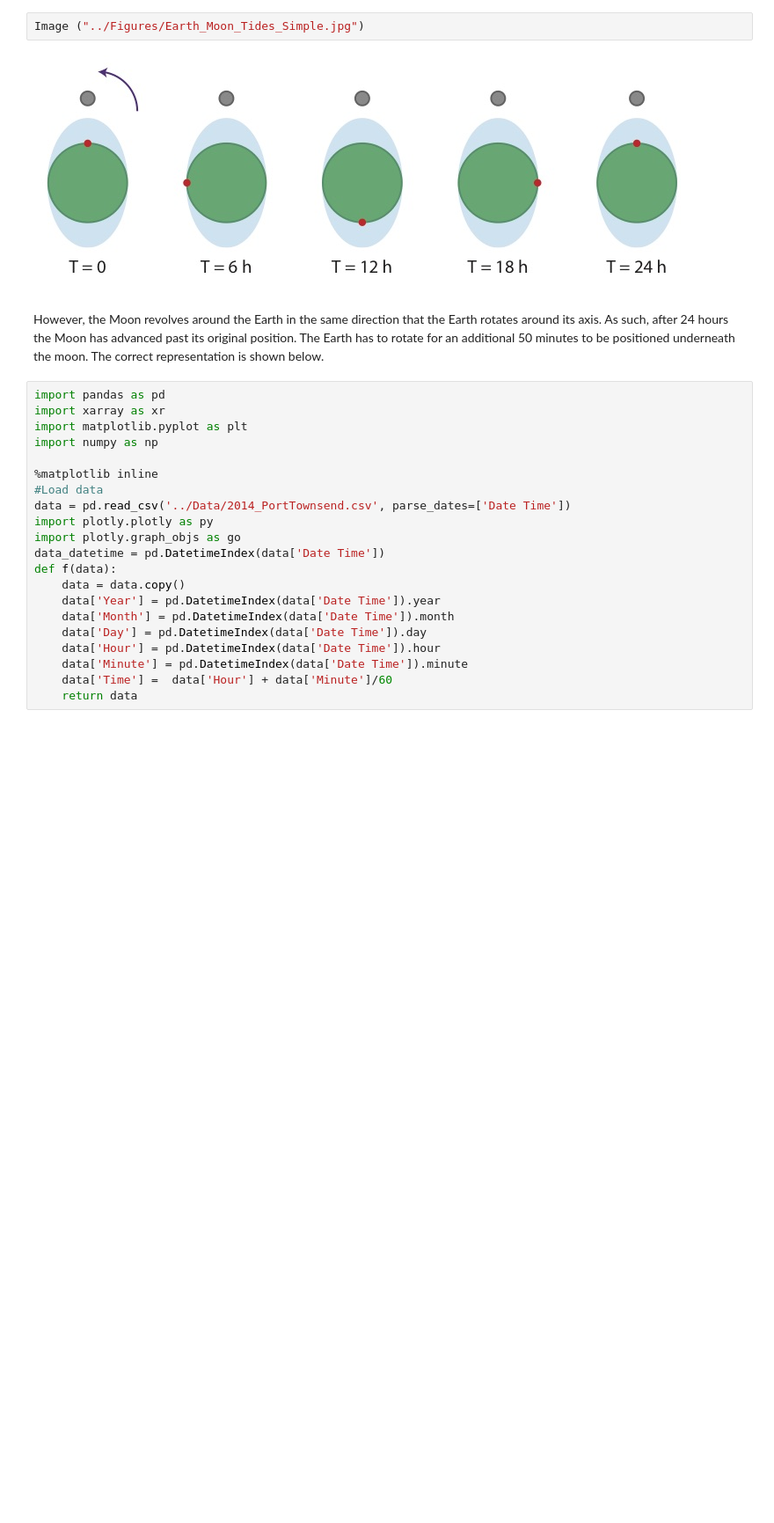
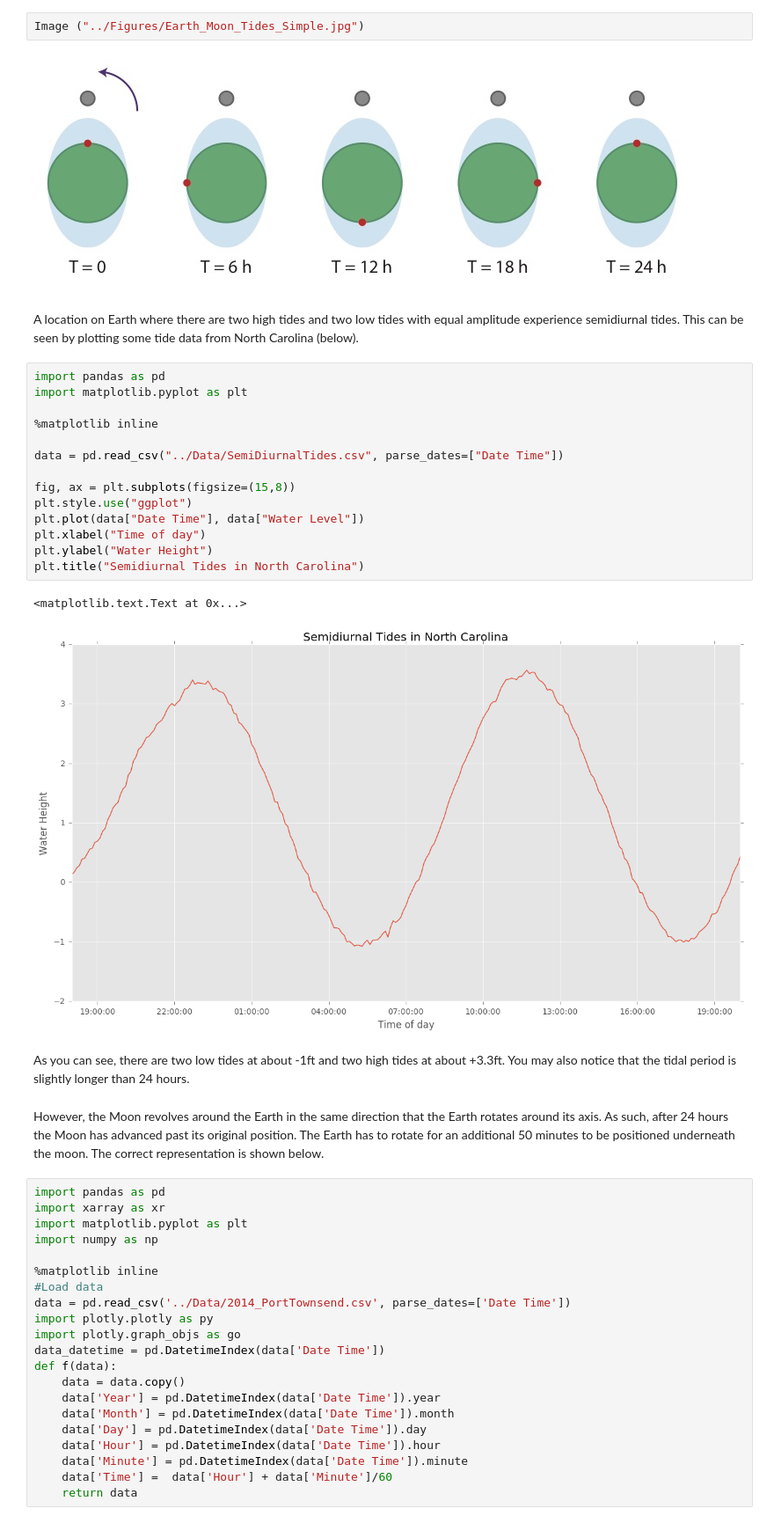
Before and after one commit to mguerrap/tydal, a Jupyter notebook: Module/Module1_Tides.ipynb, the cells around one changed output. Shown: that part at 88% size. Cells and saved outputs as stored; diff of their text form; blank space fills up the shorter version.

Commit message:
Added the plot of North Carolina tide data to show semidiurnal tides.

```diff
--- a/Module/Module1_Tides.ipynb
+++ b/Module/Module1_Tides.ipynb
@@ -17,6 +17,27 @@ The moon revolves around the Earth as the Earth rotates around its axis.  The pe
 Image ("../Figures/Earth_Moon_Tides_Simple.jpg")
 # %% [output]
 [figure]
+# %% [markdown]
+A location on Earth where there are two high tides and two low tides with equal amplitude experience semidiurnal tides.  This can be seen by plotting some tide data from North Carolina (below).
+# %%
+import pandas as pd
+import matplotlib.pyplot as plt
+
+%matplotlib inline
+
+data = pd.read_csv("../Data/SemiDiurnalTides.csv", parse_dates=["Date Time"])
+
+fig, ax = plt.subplots(figsize=(15,8))
+plt.style.use("ggplot")
+plt.plot(data["Date Time"], data["Water Level"])
+plt.xlabel("Time of day")
+plt.ylabel("Water Height")
+plt.title("Semidiurnal Tides in North Carolina")
+# %% [output]
+<matplotlib.text.Text at 0x...>
+[figure, added]
+# %% [markdown]
+As you can see, there are two low tides at about -1ft and two high tides at about +3.3ft.  You may also notice that the tidal period is slightly longer than 24 hours.
 # %% [markdown]
 However, the Moon revolves around the Earth in the same direction that the Earth rotates around its axis.  As such, after 24 hours the Moon has advanced past its original position.  The Earth has to rotate for an additional 50 minutes to be positioned underneath the moon.  The correct representation is shown below.
 # %%
```
